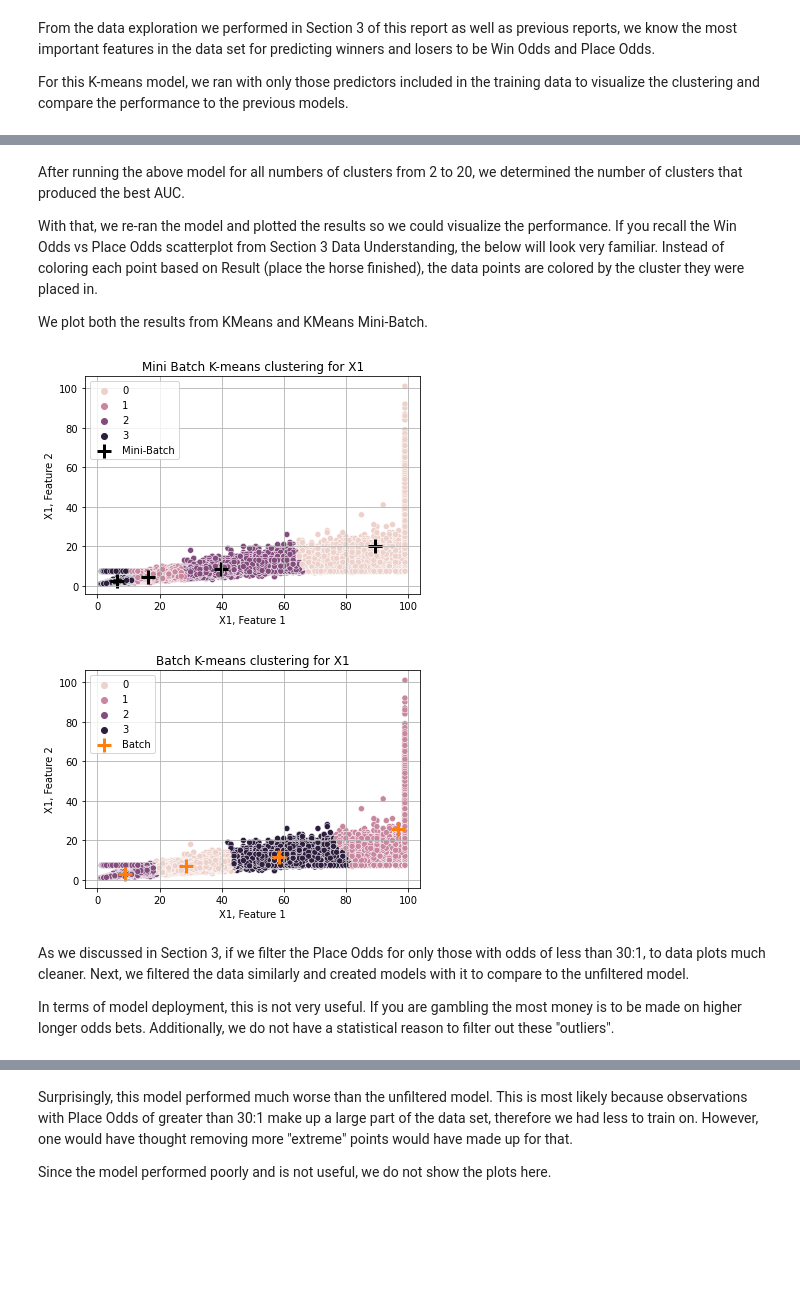
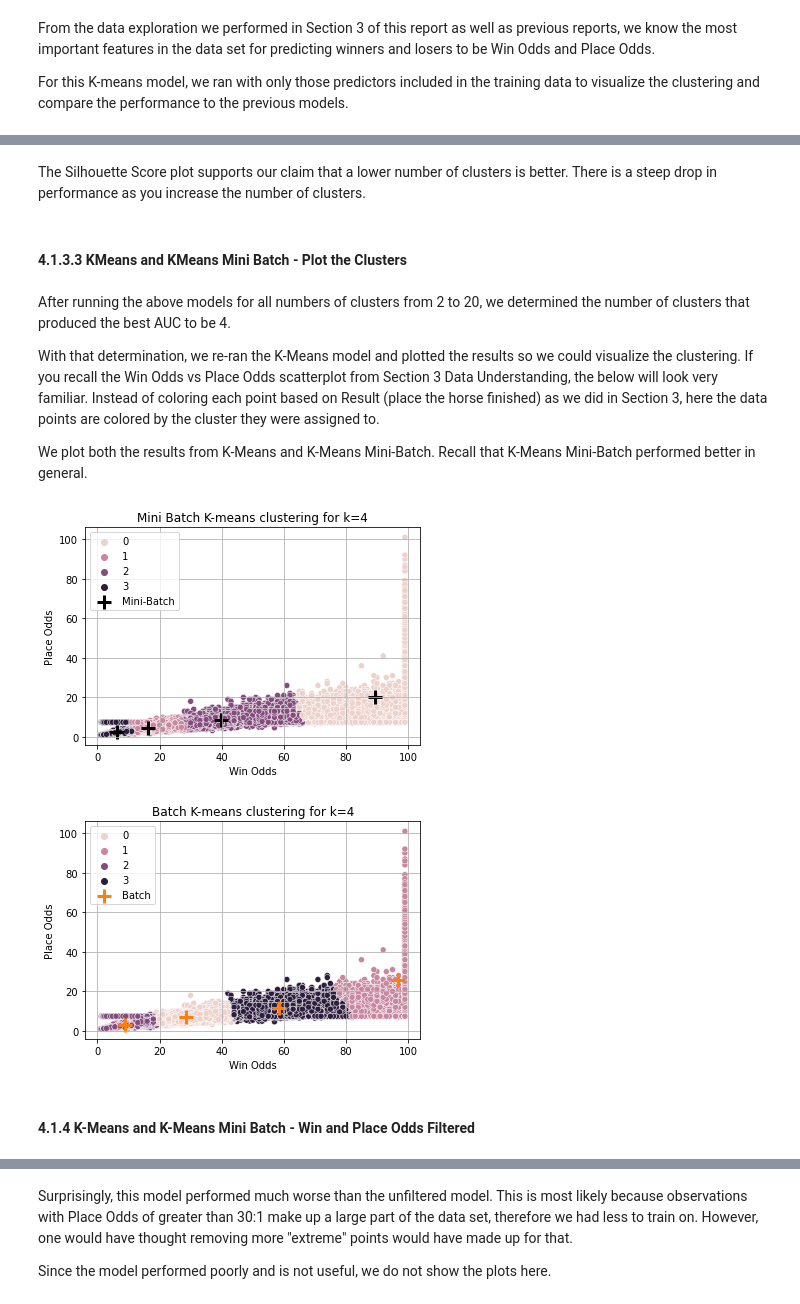
Before and after one commit to C-Stewart-GH/Hong_Kong_Horse_Racing_Project, a Jupyter notebook: Project3/Lab 3 Group Book Chris.ipynb, the cells around one changed output, grey strips where cells are left out. Cells and saved outputs as stored; diff of their text form; code cells hidden in the pictures; blank space fills up the shorter version.

Commit message:
KMeans v3

```diff
--- a/Project3/Lab 3 Group Book Chris.ipynb
+++ b/Project3/Lab 3 Group Book Chris.ipynb
@@ -326,6 +305,8 @@ win_place_test=X_test.iloc[:,[6,7]]   # Create an array with win odds, place odd
 # %%
 best_auc_cluster = 0
 best_auc = 0
+auc_plot_KMeans = []
+auc_plot_KMeansMini = []
 
 for x in range(2,20):
 
@@ -341,7 +322,8 @@ for x in range(2,20):
     if (auc > best_auc):
         best_auc = auc
         best_auc_cluster = x
-    print('KMeans Precision is: %.3f'%(prec), ' AUC: %.3f'%auc, ' for clusters=',x)
+        print('Found a better k: KMeans Precision is: %.3f'%(prec), ' AUC: %.3f'%auc, ' for clusters=',x)
+    auc_plot_KMeans.append(auc)
 
     yhat= kmeans_mini.predict(win_place_test)
     prec = mt.precision_score(Y_test,yhat,average='micro')
@@ -349,8 +331,9 @@ for x in range(2,20):
     if (auc > best_auc):
         best_auc = auc
         best_auc_cluster = x
-    print('KMeans Mini Precision is: %.3f'%(prec), ' AUC: %.3f'%auc, ' for clusters=',x)
-    print('')
+        print('Found a better k: KMeans Mini Precision is: %.3f'%(prec), ' AUC: %.3f'%auc, ' for clusters=',x)
+        print('')
+    auc_plot_KMeansMini.append(auc)
 
 print('Best AUC: %.3f'%(best_auc), ' for clusters=',best_auc_cluster)
 # %% [output]
@@ -374,44 +404,46 @@ Best AUC: 0.713  for clusters= 4
+# %% [markdown]
+The Silhouette Score plot supports our claim that a lower number of clusters is better. There is a steep drop in performance as you increase the number of clusters.
+# %% [markdown]
+#### 4.1.3.3 KMeans and KMeans Mini Batch - Plot the Clusters
 # %% [markdown]
-After running the above model for all numbers of clusters from 2 to 20, we determined the number of clusters that produced the best AUC.
+After running the above models for all numbers of clusters from 2 to 20, we determined the number of clusters that produced the best AUC to be 4.
 
-With that, we re-ran the model and plotted the results so we could visualize the performance. If you recall the Win Odds vs Place Odds scatterplot from Section 3 Data Understanding, the below will look very familiar. Instead of coloring each point based on Result (place the horse finished), the data points are colored by the cluster they were placed in.
+With that determination, we re-ran the K-Means model and plotted the results so we could visualize the clustering. If you recall the Win Odds vs Place Odds scatterplot from Section 3 Data Understanding, the below will look very familiar. Instead of coloring each point based on Result (place the horse finished) as we did in Section 3, here the data points are colored by the cluster they were assigned to.
 
-We plot both the results from KMeans and KMeans Mini-Batch.
+We plot both the results from K-Means and K-Means Mini-Batch. Recall that K-Means Mini-Batch performed better in general.
 # %%
 kmeans_mini = MiniBatchKMeans(n_clusters=best_auc_cluster, batch_size=10,random_state=0)
 kmeans = KMeans(n_clusters=best_auc_cluster,random_state=0)
 
 kmeans.fit(win_place_train)
 kmeans_mini.fit(win_place_train)
 
 c_mini=kmeans_mini.labels_
 sns.scatterplot(win_place_train.iloc[:, 0], win_place_train.iloc[:, 1], hue=c_mini)
 centroids = kmeans_mini.cluster_centers_
 plt.scatter(centroids[:, 0], centroids[:, 1],
             marker='+', s=200, linewidths=3, color='k',label='Mini-Batch')
 plt.legend()
-plt.title('Mini Batch K-means clustering for X1')
-plt.xlabel('X1, Feature 1')
-plt.ylabel('X1, Feature 2')
+plt.title('Mini Batch K-means clustering for k=4')
+plt.xlabel('Win Odds')
+plt.ylabel('Place Odds')
 plt.grid()
 plt.show()
 
 c_means=kmeans.labels_
 sns.scatterplot(win_place_train.iloc[:, 0], win_place_train.iloc[:, 1], hue=c_means)
 centroids = kmeans.cluster_centers_
 plt.scatter(centroids[:, 0], centroids[:, 1],
             marker='+', s=200, linewidths=3, label='Batch')
 plt.legend()
-plt.title('Batch K-means clustering for X1')
-plt.xlabel('X1, Feature 1')
-plt.ylabel('X1, Feature 2')
+plt.title('Batch K-means clustering for k=4')
+plt.xlabel('Win Odds')
+plt.ylabel('Place Odds')
 plt.grid()
 plt.show()
 # %% [output]
-[figure, old version]
+[figure, new version]
-[figure, old version]
+[figure, new version]
 # %% [markdown]
-As we discussed in Section 3, if we filter the Place Odds for only those with odds of less than 30:1, to data plots much cleaner. Next, we filtered the data similarly and created models with it to compare to the unfiltered model.
-
-In terms of model deployment, this is not very useful. If you are gambling the most money is to be made on higher longer odds bets. Additionally, we do not have a statistical reason to filter out these "outliers".
+#### 4.1.4 K-Means and K-Means Mini Batch - Win and Place Odds Filtered
 # %% [markdown]
```
Also changed, not shown: parts of 33 cells of this notebook.
